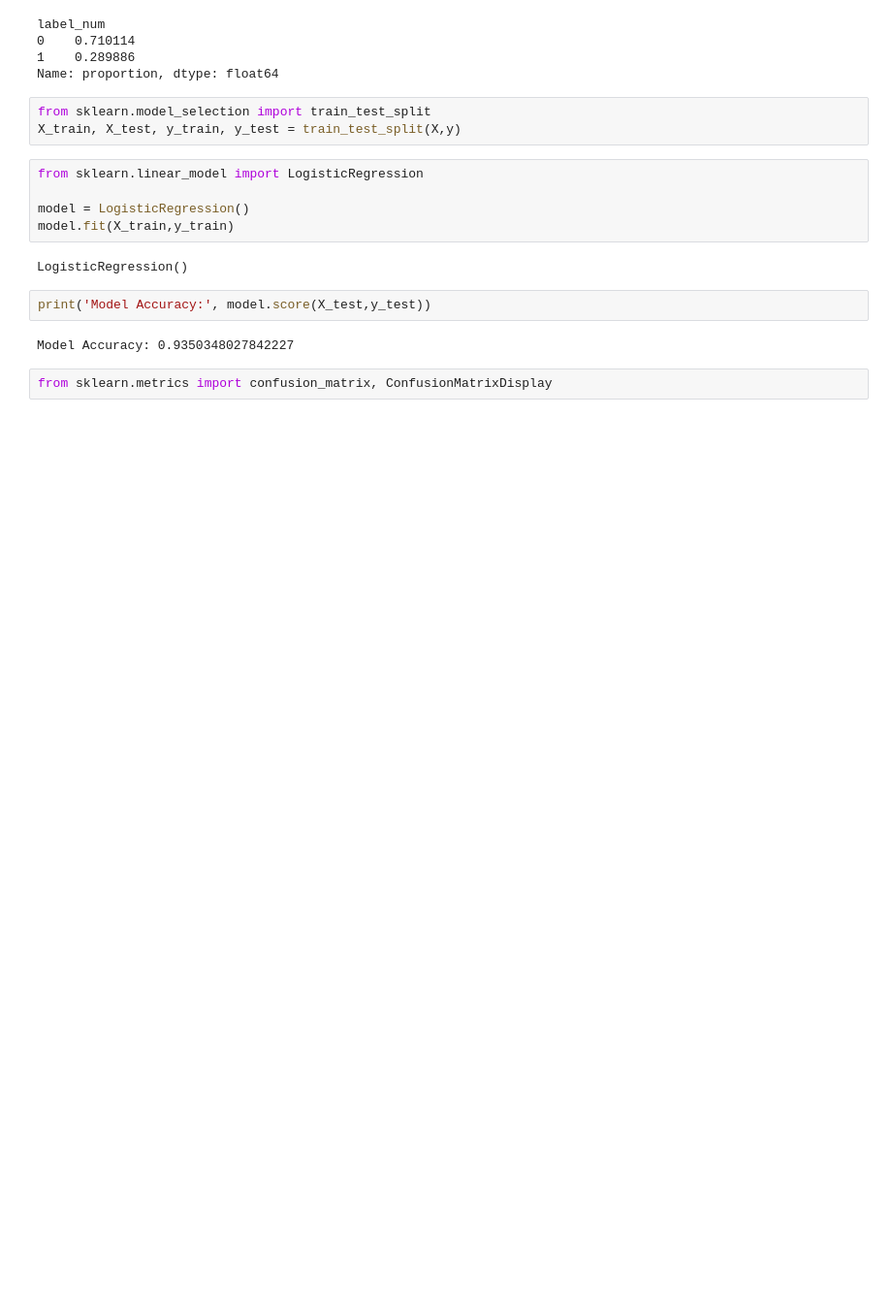
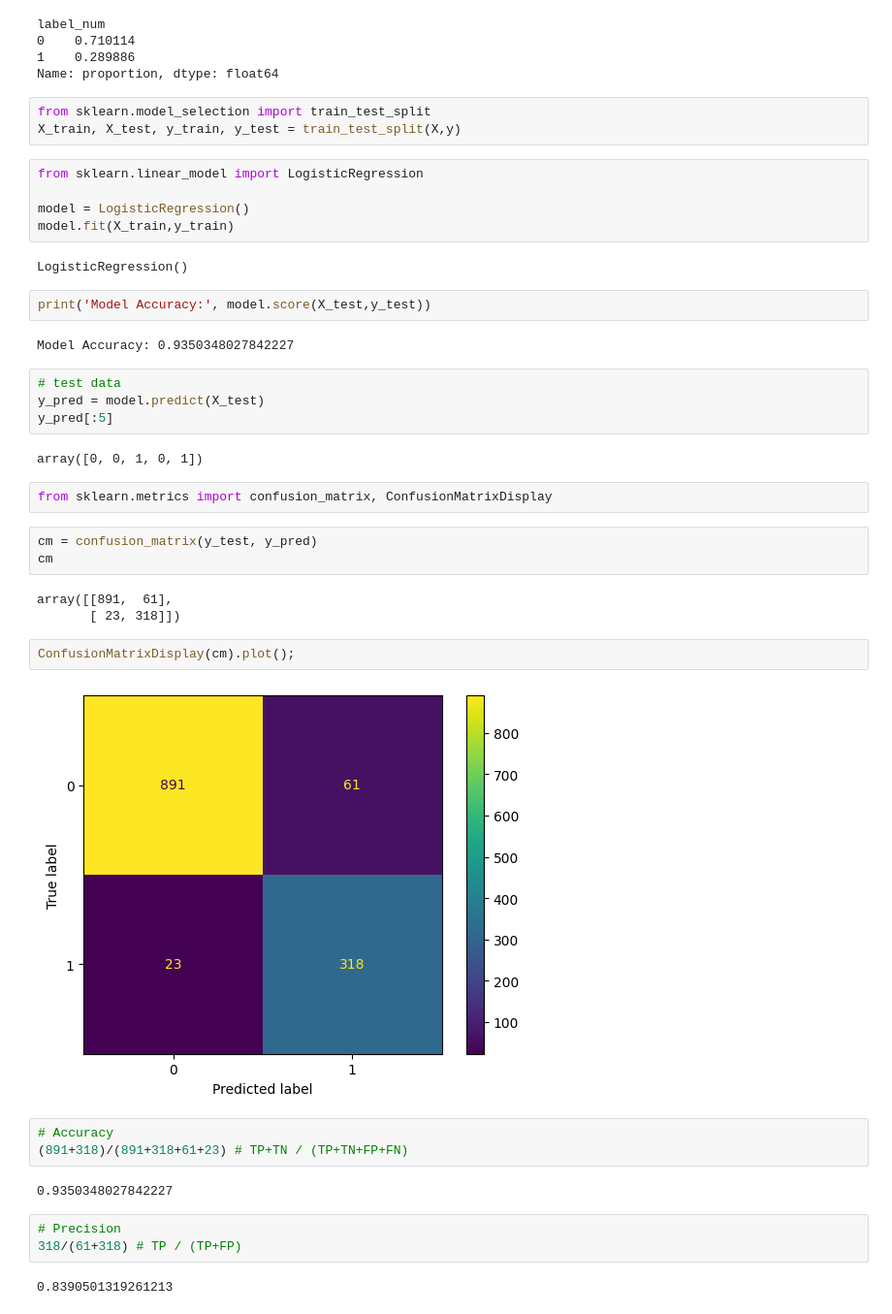
Before and after one commit to Himanshu-Kumar-123/Logistic-Regression, a Jupyter notebook: classification_metrics.ipynb, the cells around one changed output. Shown at 97% size. Cells and saved outputs as stored; diff of their text form; blank space fills up the shorter version.

```diff
--- a/classification_metrics.ipynb
+++ b/classification_metrics.ipynb
@@ -78,5 +78,31 @@ LogisticRegression()
 print('Model Accuracy:', model.score(X_test,y_test))
 # %% [output]
 Model Accuracy: 0.9350348027842227
+# %%
+# test data
+y_pred = model.predict(X_test)
+y_pred[:5]
+# %% [output]
+array([0, 0, 1, 0, 1])
 # %%
 from sklearn.metrics import confusion_matrix, ConfusionMatrixDisplay
+# %%
+cm = confusion_matrix(y_test, y_pred)
+cm
+# %% [output]
+array([[891,  61],
+       [ 23, 318]])
+# %%
+ConfusionMatrixDisplay(cm).plot();
+# %% [output]
+[figure, added]
+# %%
+# Accuracy
+(891+318)/(891+318+61+23) # TP+TN / (TP+TN+FP+FN)
+# %% [output]
+0.9350348027842227
+# %%
+# Precision
+318/(61+318) # TP / (TP+FP)
+# %% [output]
+0.8390501319261213
```
Also changed, not shown: parts of 3 cells of this notebook.
